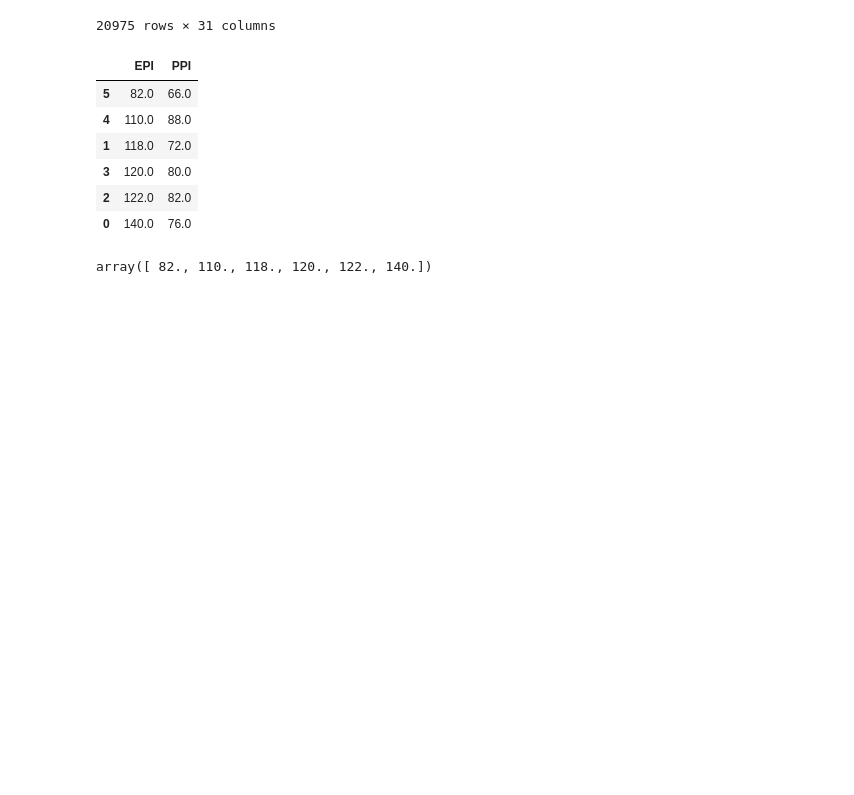
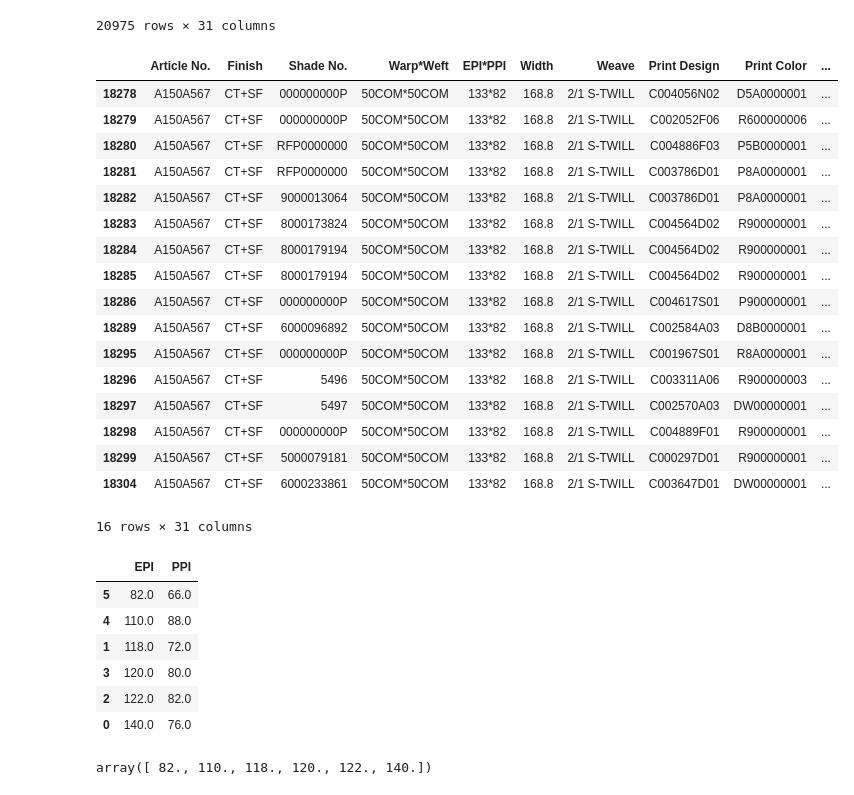
Before and after one commit to sinchan-s/F3P, a Jupyter notebook: main.ipynb, the cells around one changed output. Drawn from its saved outputs; the diff is of its cells as text; code cells hidden in the pictures; blank space fills up the shorter version.

```diff
--- a/main.ipynb
+++ b/main.ipynb
@@ -23,7 +23,28 @@ df
 | 20974 | C160M450 | TCS+SF | 8000174944 | 60CT*30SPX(40D) | 176*90 | 180.09 | 4/1 Z-SATIN | C000773A01 | P600000003 | ... |
 20975 rows × 31 columns
 # %%
-spec_article = df[df['Article No.']=='11649']
+#spec_article = df[df[['Article No.']=='A150A567',df['Weave']=='2/1 S-TWILL']]
+spec_article = df.loc[(df['Article No.']=='A150A567')&(df['Finish']=='CT+SF')]
+spec_article
+# %% [output]
+|  | Article No. | Finish | Shade No. | Warp*Weft | EPI*PPI | Width | Weave | Print Design | Print Color | ... |
+| 18278 | A150A567 | CT+SF | 000000000P | 50COM*50COM | 133*82 | 168.8 | 2/1 S-TWILL | C004056N02 | D5A0000001 | ... |
+| 18279 | A150A567 | CT+SF | 000000000P | 50COM*50COM | 133*82 | 168.8 | 2/1 S-TWILL | C002052F06 | R600000006 | ... |
+| 18280 | A150A567 | CT+SF | RFP0000000 | 50COM*50COM | 133*82 | 168.8 | 2/1 S-TWILL | C004886F03 | P5B0000001 | ... |
+| 18281 | A150A567 | CT+SF | RFP0000000 | 50COM*50COM | 133*82 | 168.8 | 2/1 S-TWILL | C003786D01 | P8A0000001 | ... |
+| 18282 | A150A567 | CT+SF | 9000013064 | 50COM*50COM | 133*82 | 168.8 | 2/1 S-TWILL | C003786D01 | P8A0000001 | ... |
+| 18283 | A150A567 | CT+SF | 8000173824 | 50COM*50COM | 133*82 | 168.8 | 2/1 S-TWILL | C004564D02 | R900000001 | ... |
+| 18284 | A150A567 | CT+SF | 8000179194 | 50COM*50COM | 133*82 | 168.8 | 2/1 S-TWILL | C004564D02 | R900000001 | ... |
+| 18285 | A150A567 | CT+SF | 8000179194 | 50COM*50COM | 133*82 | 168.8 | 2/1 S-TWILL | C004564D02 | R900000001 | ... |
+| 18286 | A150A567 | CT+SF | 000000000P | 50COM*50COM | 133*82 | 168.8 | 2/1 S-TWILL | C004617S01 | P900000001 | ... |
+| 18289 | A150A567 | CT+SF | 6000096892 | 50COM*50COM | 133*82 | 168.8 | 2/1 S-TWILL | C002584A03 | D8B0000001 | ... |
+| 18295 | A150A567 | CT+SF | 000000000P | 50COM*50COM | 133*82 | 168.8 | 2/1 S-TWILL | C001967S01 | R8A0000001 | ... |
+| 18296 | A150A567 | CT+SF | 5496 | 50COM*50COM | 133*82 | 168.8 | 2/1 S-TWILL | C003311A06 | R900000003 | ... |
+| 18297 | A150A567 | CT+SF | 5497 | 50COM*50COM | 133*82 | 168.8 | 2/1 S-TWILL | C002570A03 | DW00000001 | ... |
+| 18298 | A150A567 | CT+SF | 000000000P | 50COM*50COM | 133*82 | 168.8 | 2/1 S-TWILL | C004889F01 | R900000001 | ... |
+| 18299 | A150A567 | CT+SF | 5000079181 | 50COM*50COM | 133*82 | 168.8 | 2/1 S-TWILL | C000297D01 | R900000001 | ... |
+| 18304 | A150A567 | CT+SF | 6000233861 | 50COM*50COM | 133*82 | 168.8 | 2/1 S-TWILL | C003647D01 | DW00000001 | ... |
+16 rows × 31 columns
 # %%
 epi_ppi = spec_article[['EPI','PPI']].sort_values(by='EPI')
 epi_ppi
```
Also changed, not shown: 1 other file.
